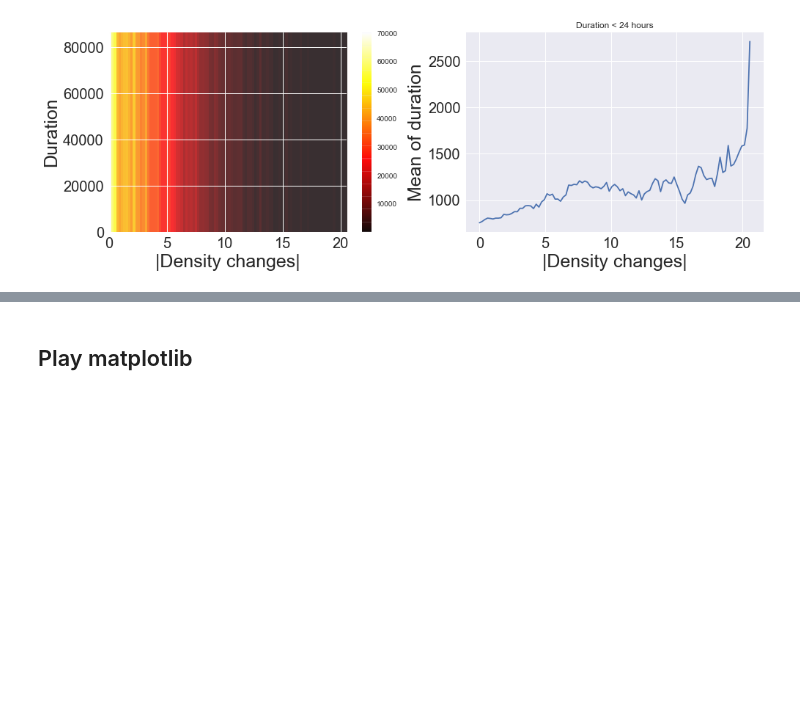
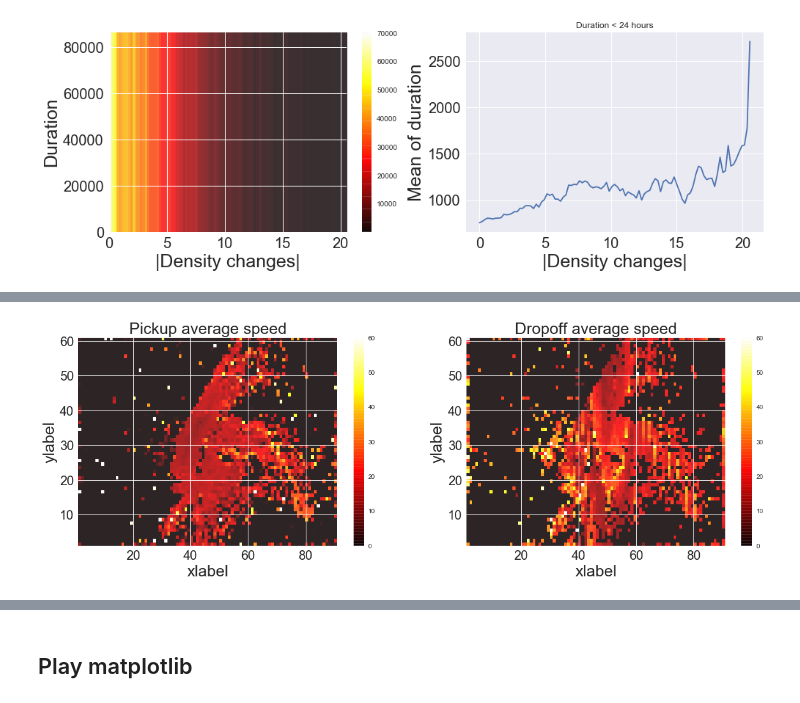
Before and after one commit to yennanliu/NYC_Taxi_Trip_Duration, a Jupyter notebook: notebook/EDA_jtsai_DensPixels.ipynb, the cells around one changed output, grey strips where cells are left out. Cells and saved outputs as stored; diff of their text form; code cells hidden in the pictures; blank space fills up the shorter version.

```diff
--- a/notebook/EDA_jtsai_DensPixels.ipynb
+++ b/notebook/EDA_jtsai_DensPixels.ipynb
@@ -560,0 +599,34 @@ df.to_csv('../data/train_eda_density.csv', index=False)
+# %%
+def get_hist2d_matrix( X, Y, Z, rangex, rangey ):
+    H = np.zeros((len(rangex), len(rangey)))
+    iX =np.digitize(X, rangex)-1
+    iY =np.digitize(Y, rangey)-1
+
+    for i, z in enumerate(Z):
+        H[iX[i]][iY[i]] = z
+
+    # Be edges of histogram
+    rangex.append( 2*rangex[-1]-rangex[-2] )
+    rangey.append( 2*rangey[-1]-rangey[-2] )
+
+    return H, np.array(rangex), np.array(rangey)
+# %%
+pick_v_2d = get_hist2d_matrix( df_avg_v.x.values,
+                               df_avg_v.y.values,
+                               df_avg_v.pick_pixel_v.values,
+                               range(1,n_xbins+1),
+                               range(1,n_ybins+1))
+drop_v_2d = get_hist2d_matrix( df_avg_v.x.values,
+                               df_avg_v.y.values,
+                               df_avg_v.drop_pixel_v.values,
+                               range(1,n_xbins+1),
+                               range(1,n_ybins+1),)
+
+fig = plt.figure(figsize=(20,6))
+fig.add_subplot(1,2,1)
+get_imshow( pick_v_2d[0], title='Pickup average speed', vmax=60 )
+fig.add_subplot(1,2,2)
+get_imshow( drop_v_2d[0], title='Dropoff average speed', vmax=60 )
+plt.show()
+# %% [output]
+[figure, added]
```
Also changed, not shown: parts of 28 cells of this notebook.
